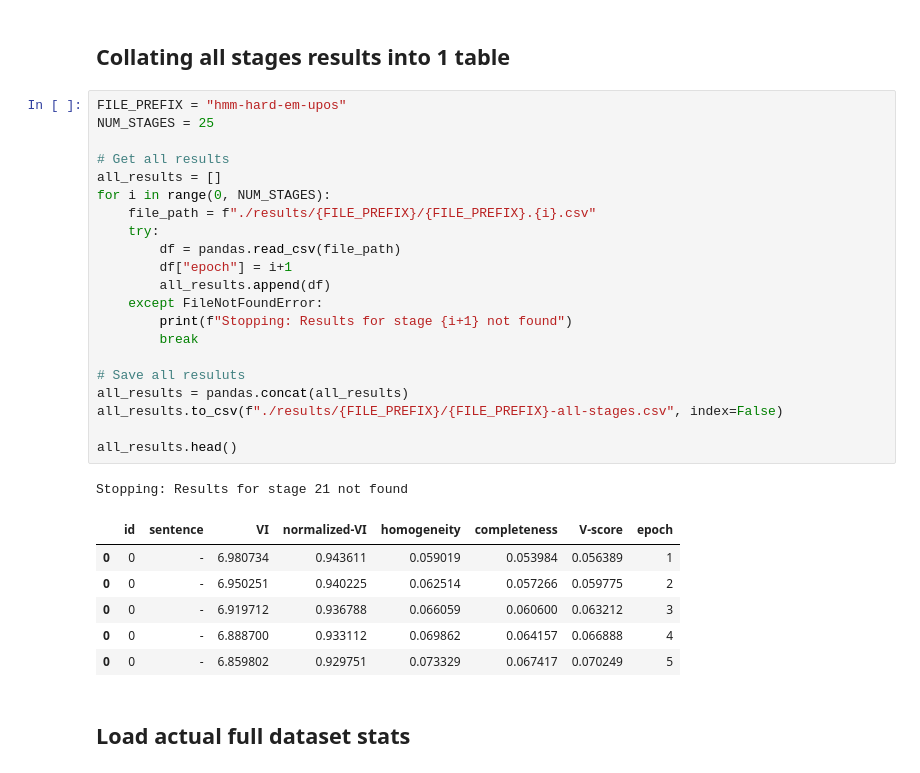
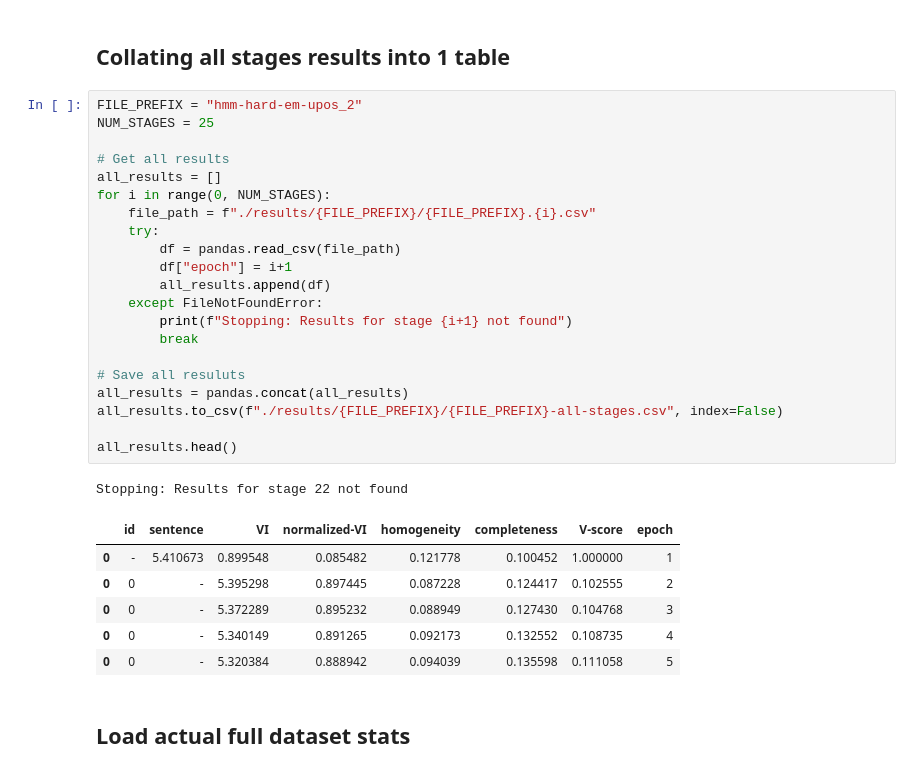
Before and after one commit to amoghvk21/NLP-assignment-3, a Jupyter notebook: skeleton_code/results_parser.ipynb, the cells around one changed output. Saved outputs shown, nothing was run; the diff lists cells and outputs as text.

```diff
--- a/skeleton_code/results_parser.ipynb
+++ b/skeleton_code/results_parser.ipynb
@@ -6,34 +6,34 @@ import matplotlib.pyplot as plt
 # %% [markdown]
 ## Collating all stages results into 1 table
 # %%
-FILE_PREFIX = "hmm-hard-em-upos"
+FILE_PREFIX = "hmm-hard-em-upos_2"
 NUM_STAGES = 25
 
 # Get all results
 all_results = []
 for i in range(0, NUM_STAGES):
     file_path = f"./results/{FILE_PREFIX}/{FILE_PREFIX}.{i}.csv"
     try:
         df = pandas.read_csv(file_path)
         df["epoch"] = i+1
         all_results.append(df)
     except FileNotFoundError:
         print(f"Stopping: Results for stage {i+1} not found")
         break
 
 # Save all resuluts
 all_results = pandas.concat(all_results)
 all_results.to_csv(f"./results/{FILE_PREFIX}/{FILE_PREFIX}-all-stages.csv", index=False)
 
 all_results.head()
 # %% [output]
-Stopping: Results for stage 21 not found
+Stopping: Results for stage 22 not found
 |  | id | sentence | VI | normalized-VI | homogeneity | completeness | V-score | epoch |
-| 0 | 0 | - | 6.980734 | 0.943611 | 0.059019 | 0.053984 | 0.056389 | 1 |
-| 0 | 0 | - | 6.950251 | 0.940225 | 0.062514 | 0.057266 | 0.059775 | 2 |
-| 0 | 0 | - | 6.919712 | 0.936788 | 0.066059 | 0.060600 | 0.063212 | 3 |
-| 0 | 0 | - | 6.888700 | 0.933112 | 0.069862 | 0.064157 | 0.066888 | 4 |
-| 0 | 0 | - | 6.859802 | 0.929751 | 0.073329 | 0.067417 | 0.070249 | 5 |
+| 0 | - | 5.410673 | 0.899548 | 0.085482 | 0.121778 | 0.100452 | 1.000000 | 1 |
+| 0 | 0 | - | 5.395298 | 0.897445 | 0.087228 | 0.124417 | 0.102555 | 2 |
+| 0 | 0 | - | 5.372289 | 0.895232 | 0.088949 | 0.127430 | 0.104768 | 3 |
+| 0 | 0 | - | 5.340149 | 0.891265 | 0.092173 | 0.132552 | 0.108735 | 4 |
+| 0 | 0 | - | 5.320384 | 0.888942 | 0.094039 | 0.135598 | 0.111058 | 5 |
 # %% [markdown]
 ## Load actual full dataset stats
 # %%
```
Also changed, not shown: parts of 1 cell of this notebook, 40 other files.
